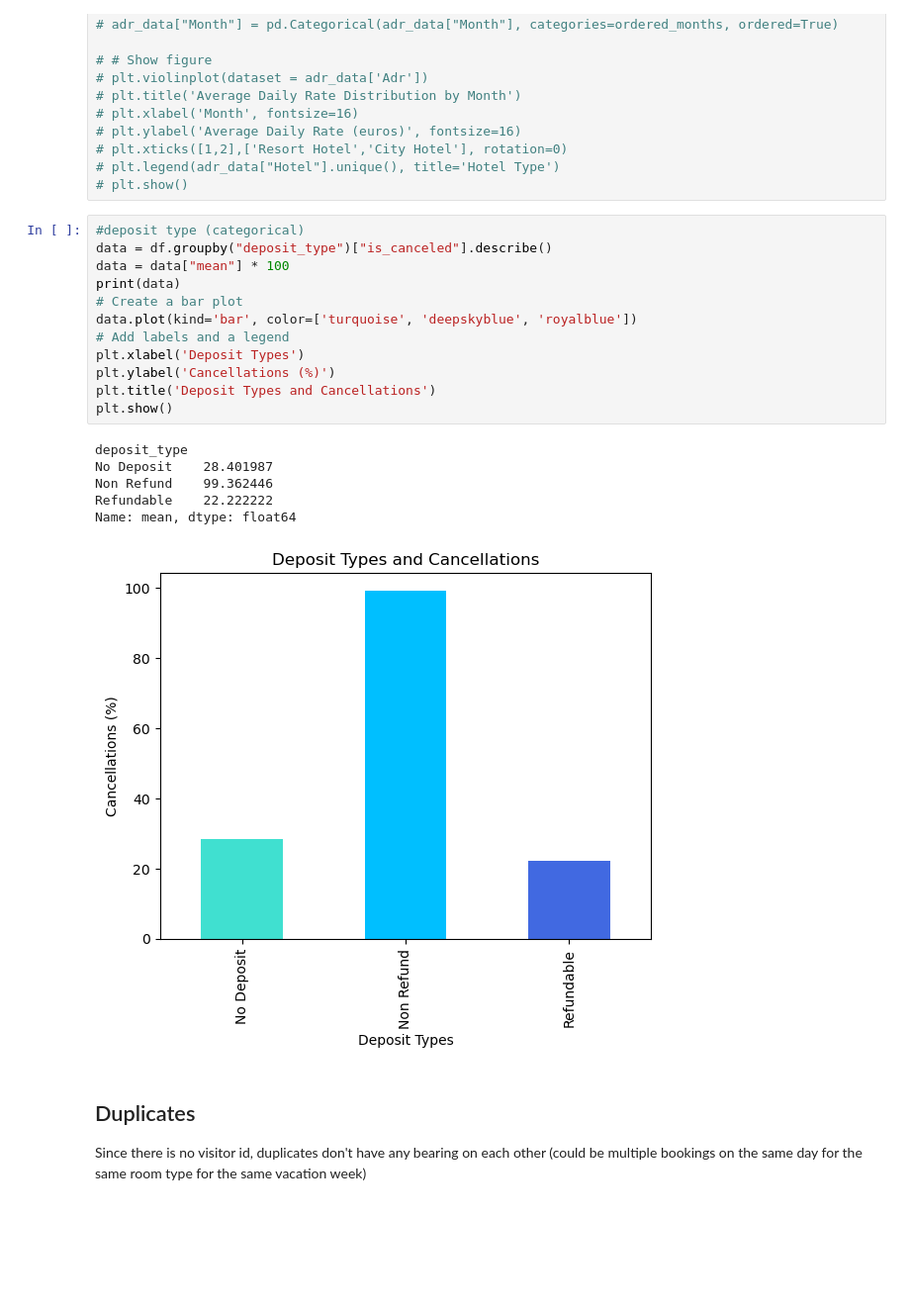
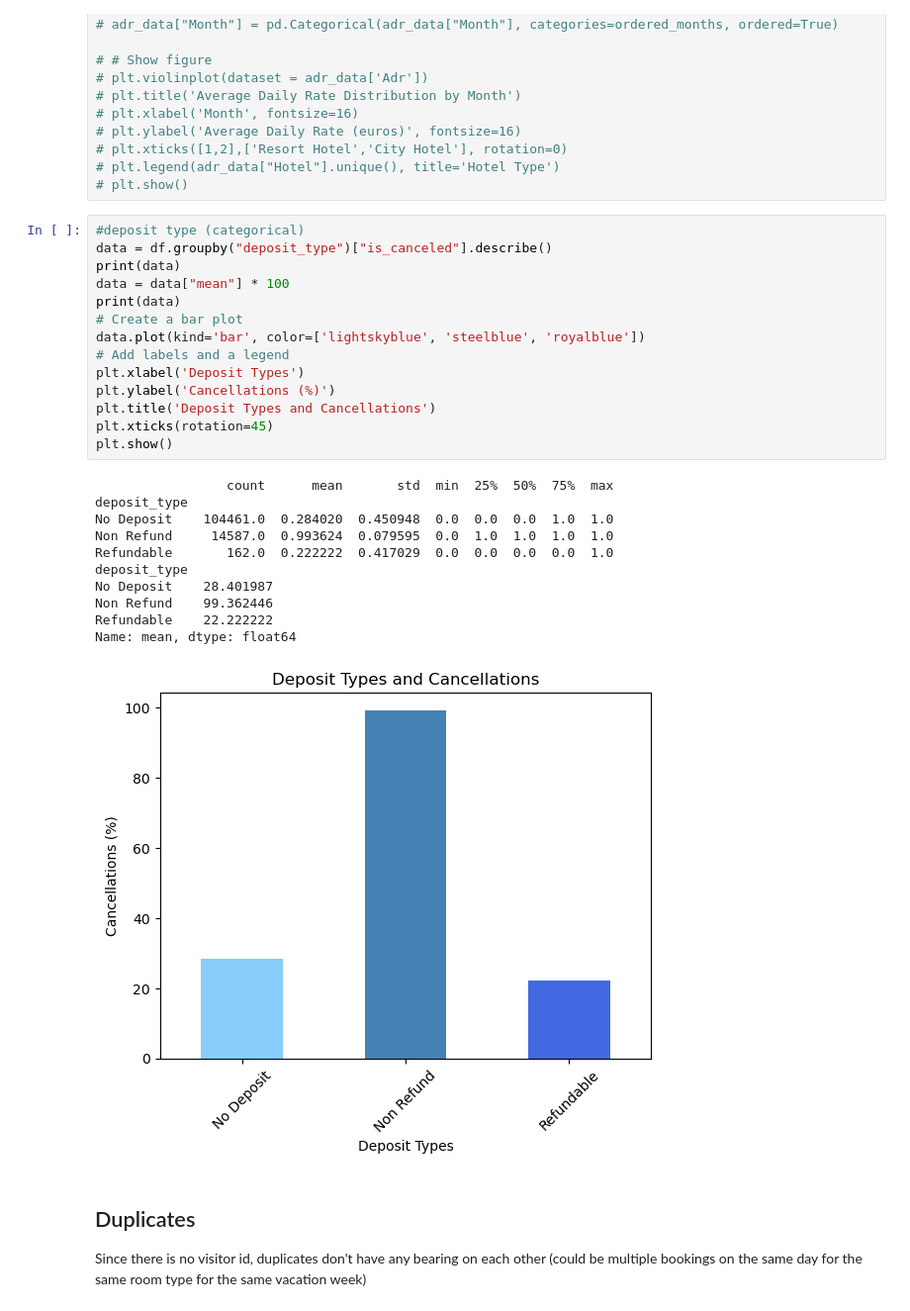
Before and after one commit to rebekahrest/data1030-final-project, a Jupyter notebook: Final Project.ipynb, the cells around one changed output. Shown at 99% size. Saved outputs shown, nothing was run; the diff lists cells and outputs as text; blank space fills up the shorter version.

```diff
--- a/Final Project.ipynb
+++ b/Final Project.ipynb
@@ -449,22 +502,29 @@ sns.violinplot(data=adr_data, x="Month", y="Average Daily Rate", hue="Hotel",
 # %%
 #deposit type (categorical)
 data = df.groupby("deposit_type")["is_canceled"].describe()
+print(data)
 data = data["mean"] * 100
 print(data)
 # Create a bar plot
-data.plot(kind='bar', color=['turquoise', 'deepskyblue', 'royalblue'])
+data.plot(kind='bar', color=['lightskyblue', 'steelblue', 'royalblue'])
 # Add labels and a legend
 plt.xlabel('Deposit Types')
 plt.ylabel('Cancellations (%)')
 plt.title('Deposit Types and Cancellations')
+plt.xticks(rotation=45)
 plt.show()
 # %% [output]
+                 count      mean       std  min  25%  50%  75%  max
+deposit_type
+No Deposit    104461.0  0.284020  0.450948  0.0  0.0  0.0  1.0  1.0
+Non Refund     14587.0  0.993624  0.079595  0.0  1.0  1.0  1.0  1.0
+Refundable       162.0  0.222222  0.417029  0.0  0.0  0.0  0.0  1.0
 deposit_type
 No Deposit    28.401987
 Non Refund    99.362446
 Refundable    22.222222
 Name: mean, dtype: float64
-[figure, old version]
+[figure, new version]
 # %% [markdown]
 ## Duplicates
 Since there is no visitor id, duplicates don't have any bearing on each other (could be multiple bookings on the same day for the same room type for the same vacation week)
```
Also changed, not shown: parts of 12 cells of this notebook.
